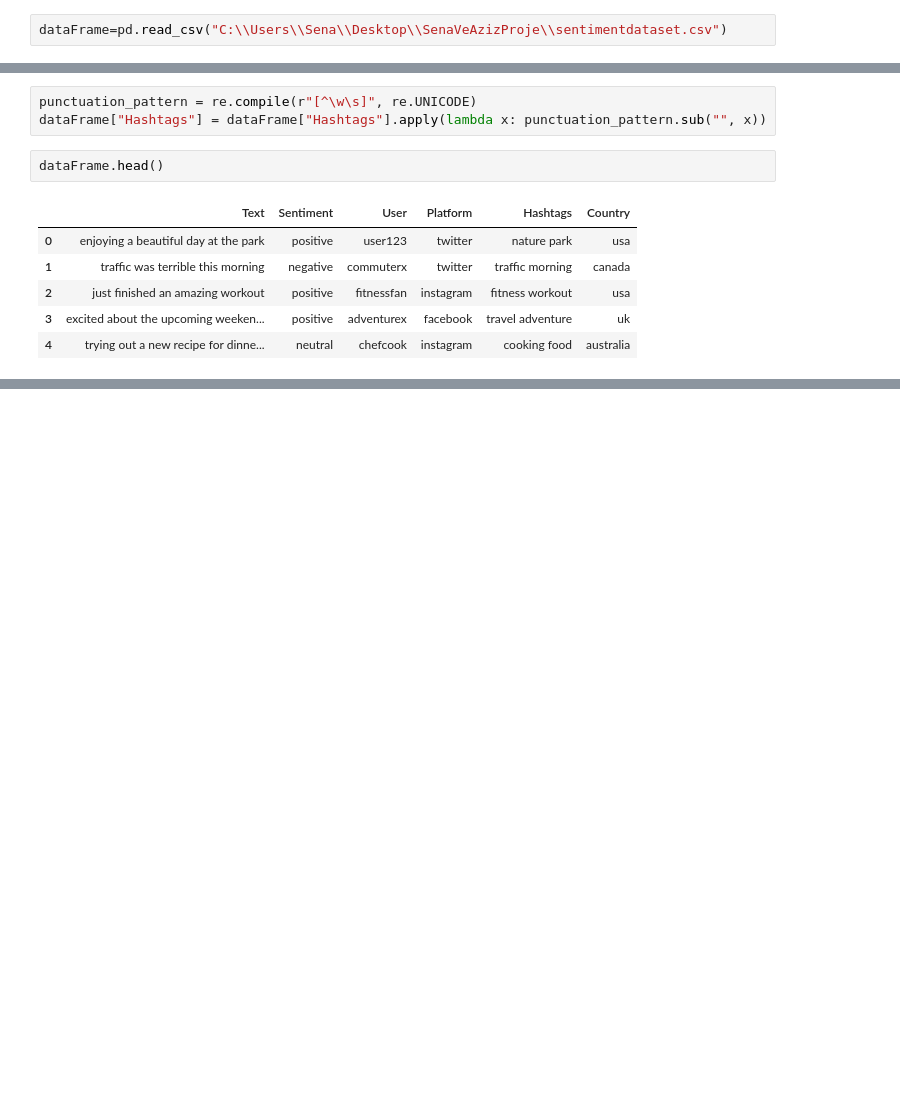
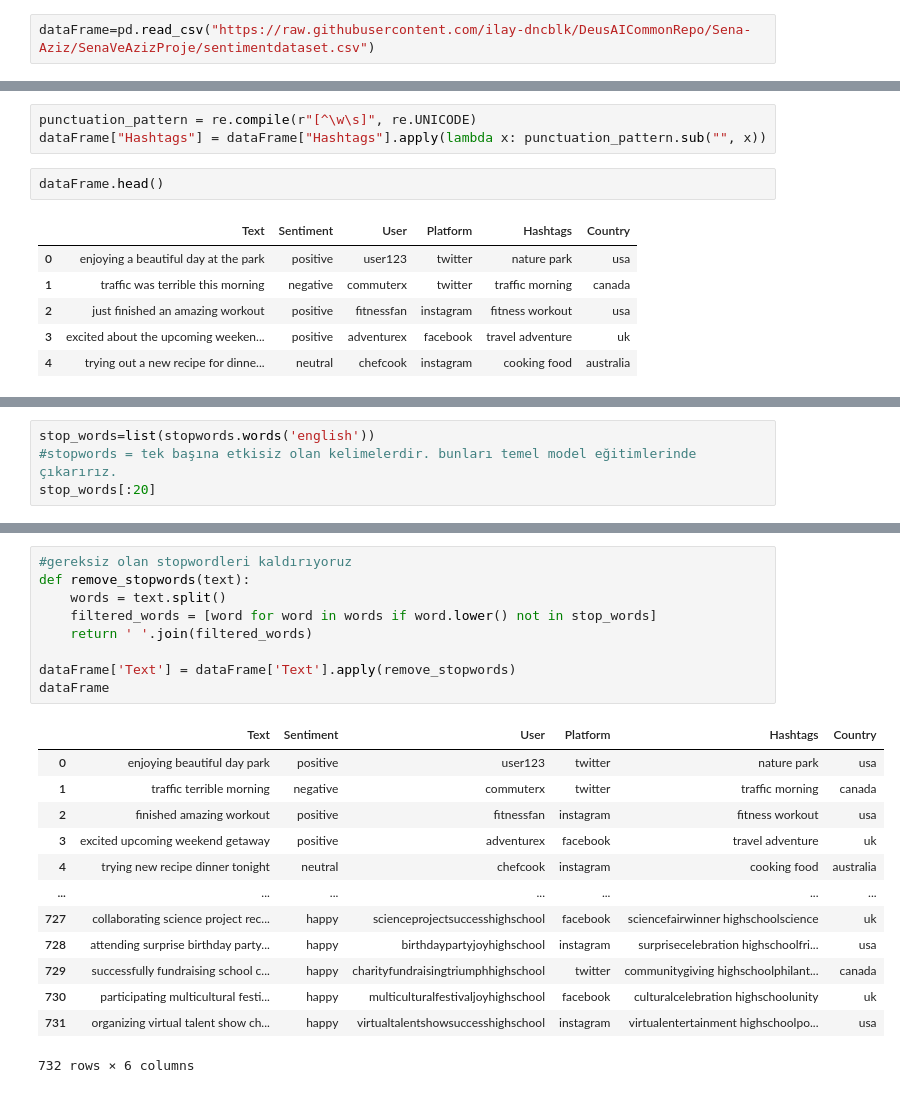
Before and after one commit to ilay-dncblk/DeusAICommonRepo, a Jupyter notebook: SenaVeAzizProje/SocialMediaSentimentsAnalysisDataset.ipynb, the cells around one changed output, grey strips where cells are left out. Cells and saved outputs as stored; diff of their text form; blank space fills up the shorter version.

Commit message:
aziz ekleme

```diff
--- a/SenaVeAzizProje/SocialMediaSentimentsAnalysisDataset.ipynb
+++ b/SenaVeAzizProje/SocialMediaSentimentsAnalysisDataset.ipynb
@@ -6,7 +6,7 @@ import numpy as np
 import matplotlib.pyplot as plt
 import seaborn as sbn
 # %%
-dataFrame=pd.read_csv("C:\\Users\\Sena\\Desktop\\SenaVeAzizProje\\sentimentdataset.csv")
+dataFrame=pd.read_csv("https://raw.githubusercontent.com/ilay-dncblk/DeusAICommonRepo/Sena-Aziz/SenaVeAzizProje/sentimentdataset.csv")
 # %%
 dataFrame.head()
 # %% [output]
@@ -75,0 +91,4 @@ dataFrame.head()
+# %%
+stop_words=list(stopwords.words('english'))
+#stopwords = tek başına etkisiz olan kelimelerdir. bunları temel model eğitimlerinde çıkarırız.
+stop_words[:20]
@@ -75,0 +116,23 @@ dataFrame.head()
+# %%
+#gereksiz olan stopwordleri kaldırıyoruz
+def remove_stopwords(text):
+    words = text.split()
+    filtered_words = [word for word in words if word.lower() not in stop_words]
+    return ' '.join(filtered_words)
+
+dataFrame['Text'] = dataFrame['Text'].apply(remove_stopwords)
+dataFrame
+# %% [output]
+|  | Text | Sentiment | User | Platform | Hashtags | Country |
+| 0 | enjoying beautiful day park | positive | user123 | twitter | nature park | usa |
+| 1 | traffic terrible morning | negative | commuterx | twitter | traffic morning | canada |
+| 2 | finished amazing workout | positive | fitnessfan | instagram | fitness workout | usa |
+| 3 | excited upcoming weekend getaway | positive | adventurex | facebook | travel adventure | uk |
+| 4 | trying new recipe dinner tonight | neutral | chefcook | instagram | cooking food | australia |
+| ... | ... | ... | ... | ... | ... | ... |
+| 727 | collaborating science project rec... | happy | scienceprojectsuccesshighschool | facebook | sciencefairwinner highschoolscience | uk |
+| 728 | attending surprise birthday party... | happy | birthdaypartyjoyhighschool | instagram | surprisecelebration highschoolfri... | usa |
+| 729 | successfully fundraising school c... | happy | charityfundraisingtriumphhighschool | twitter | communitygiving highschoolphilant... | canada |
+| 730 | participating multicultural festi... | happy | multiculturalfestivaljoyhighschool | facebook | culturalcelebration highschoolunity | uk |
+| 731 | organizing virtual talent show ch... | happy | virtualtalentshowsuccesshighschool | instagram | virtualentertainment highschoolpo... | usa |
+732 rows × 6 columns
```
Also changed, not shown: parts of 18 cells of this notebook.
